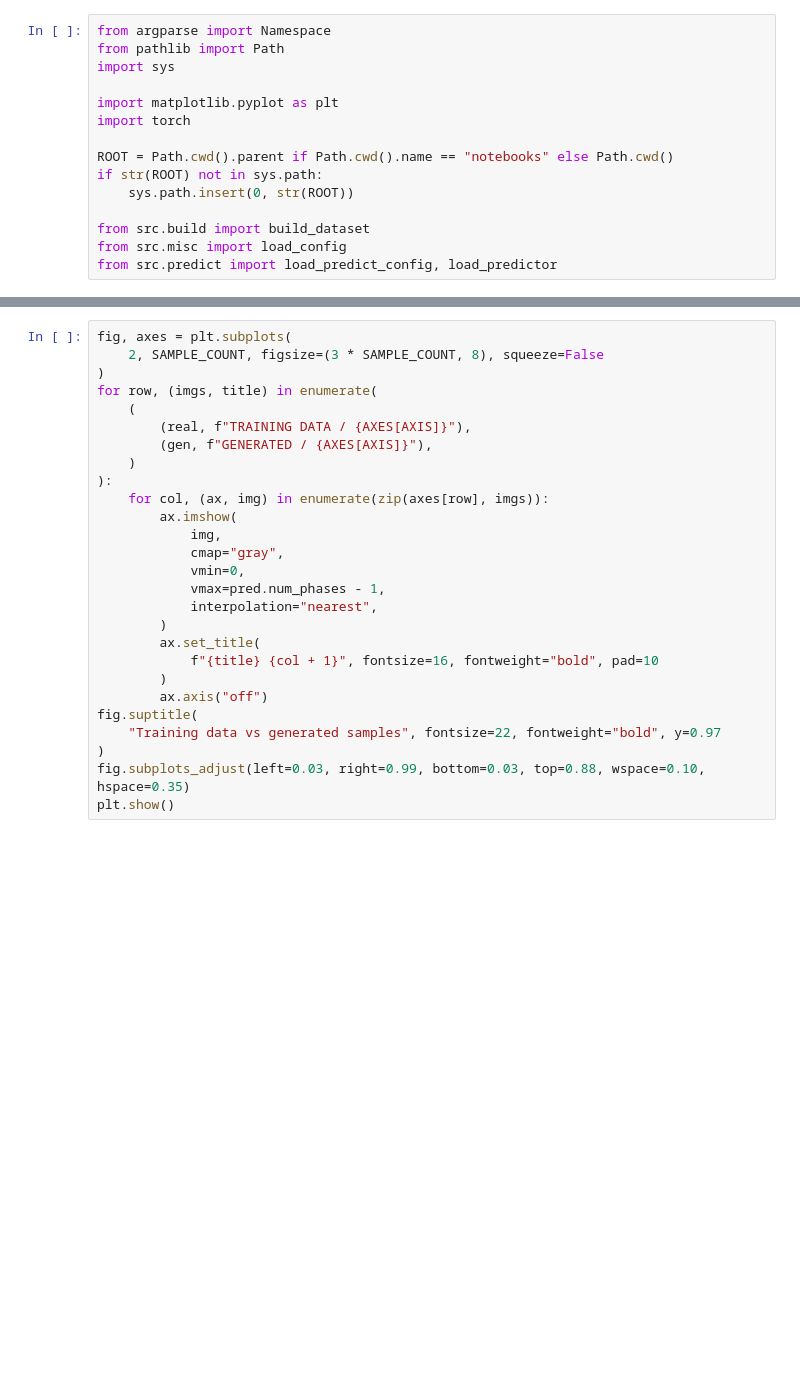
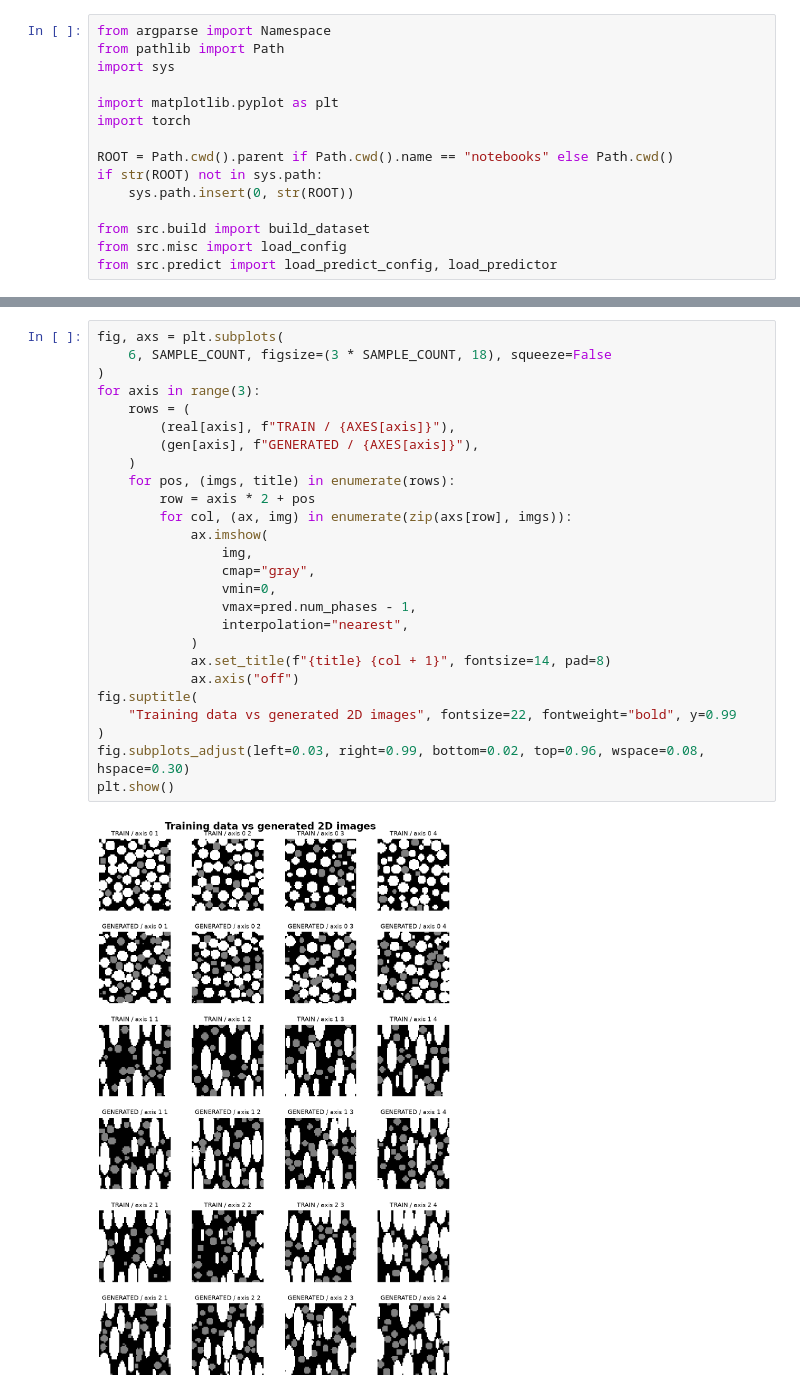
Before and after one commit to phykn/microlad, a Jupyter notebook: notebooks/01_model.ipynb, the cells around one changed output, grey strips where cells are left out. Drawn from its saved outputs; the diff is of its cells as text; blank space fills up the shorter version.

Commit message:
Add axis-conditioned 2D image sampling

```diff
--- a/notebooks/01_model.ipynb
+++ b/notebooks/01_model.ipynb
@@ -44,27 +57,28 @@ print(f"run={run.name} sampler={stats['sampler']} fractions={fracs}")
 # %%
-fig, axes = plt.subplots(
-    2, SAMPLE_COUNT, figsize=(3 * SAMPLE_COUNT, 8), squeeze=False
+fig, axs = plt.subplots(
+    6, SAMPLE_COUNT, figsize=(3 * SAMPLE_COUNT, 18), squeeze=False
 )
-for row, (imgs, title) in enumerate(
-    (
-        (real, f"TRAINING DATA / {AXES[AXIS]}"),
-        (gen, f"GENERATED / {AXES[AXIS]}"),
+for axis in range(3):
+    rows = (
+        (real[axis], f"TRAIN / {AXES[axis]}"),
+        (gen[axis], f"GENERATED / {AXES[axis]}"),
     )
-):
-    for col, (ax, img) in enumerate(zip(axes[row], imgs)):
-        ax.imshow(
-            img,
-            cmap="gray",
-            vmin=0,
-            vmax=pred.num_phases - 1,
-            interpolation="nearest",
-        )
-        ax.set_title(
-            f"{title} {col + 1}", fontsize=16, fontweight="bold", pad=10
-        )
-        ax.axis("off")
+    for pos, (imgs, title) in enumerate(rows):
+        row = axis * 2 + pos
+        for col, (ax, img) in enumerate(zip(axs[row], imgs)):
+            ax.imshow(
+                img,
+                cmap="gray",
+                vmin=0,
+                vmax=pred.num_phases - 1,
+                interpolation="nearest",
+            )
+            ax.set_title(f"{title} {col + 1}", fontsize=14, pad=8)
+            ax.axis("off")
 fig.suptitle(
-    "Training data vs generated samples", fontsize=22, fontweight="bold", y=0.97
+    "Training data vs generated 2D images", fontsize=22, fontweight="bold", y=0.99
 )
-fig.subplots_adjust(left=0.03, right=0.99, bottom=0.03, top=0.88, wspace=0.10, hspace=0.35)
+fig.subplots_adjust(left=0.03, right=0.99, bottom=0.02, top=0.96, wspace=0.08, hspace=0.30)
 plt.show()
+# %% [output]
+[figure, added]
```
Also changed, not shown: parts of 2 cells of this notebook, 2 other files.
